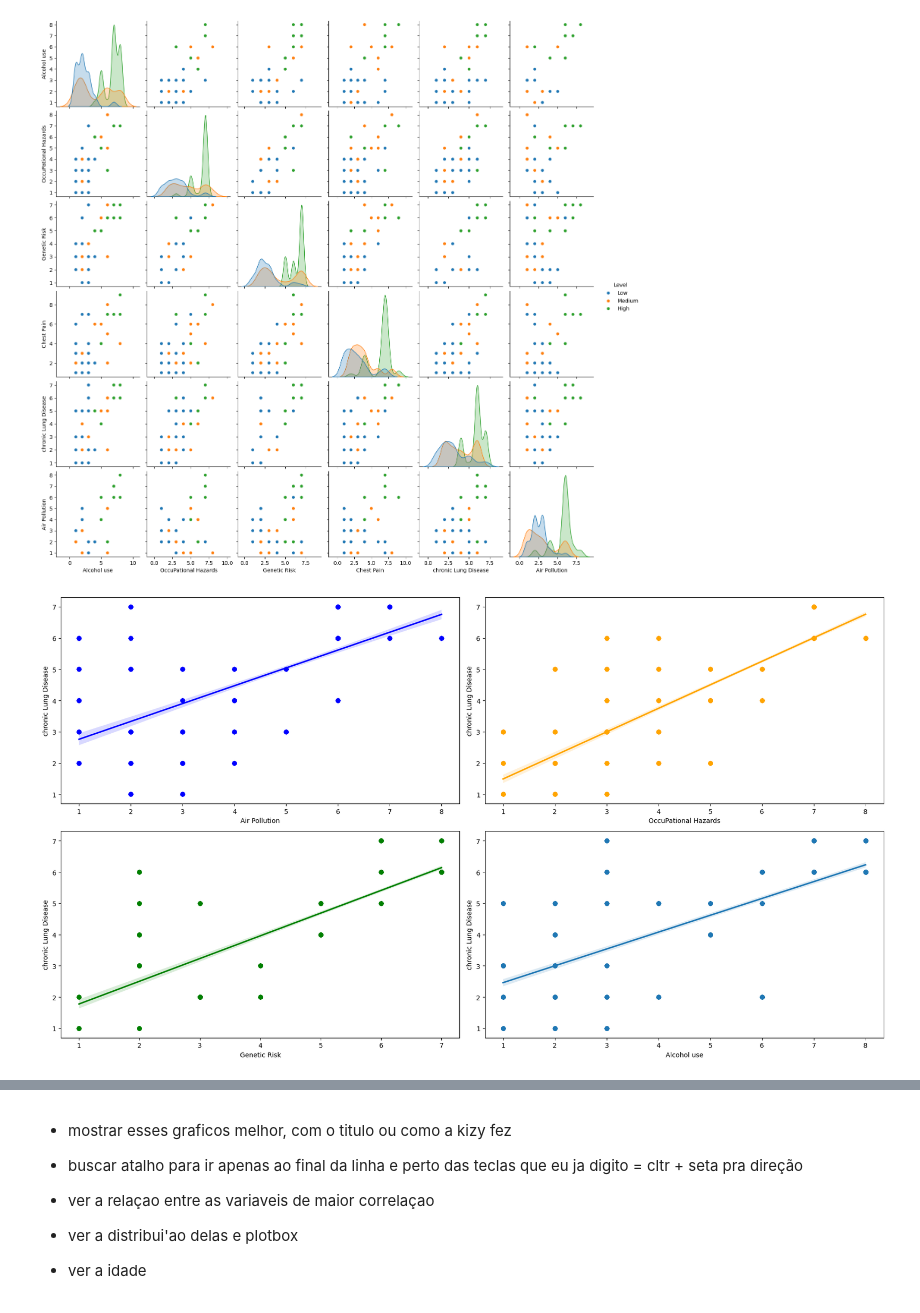
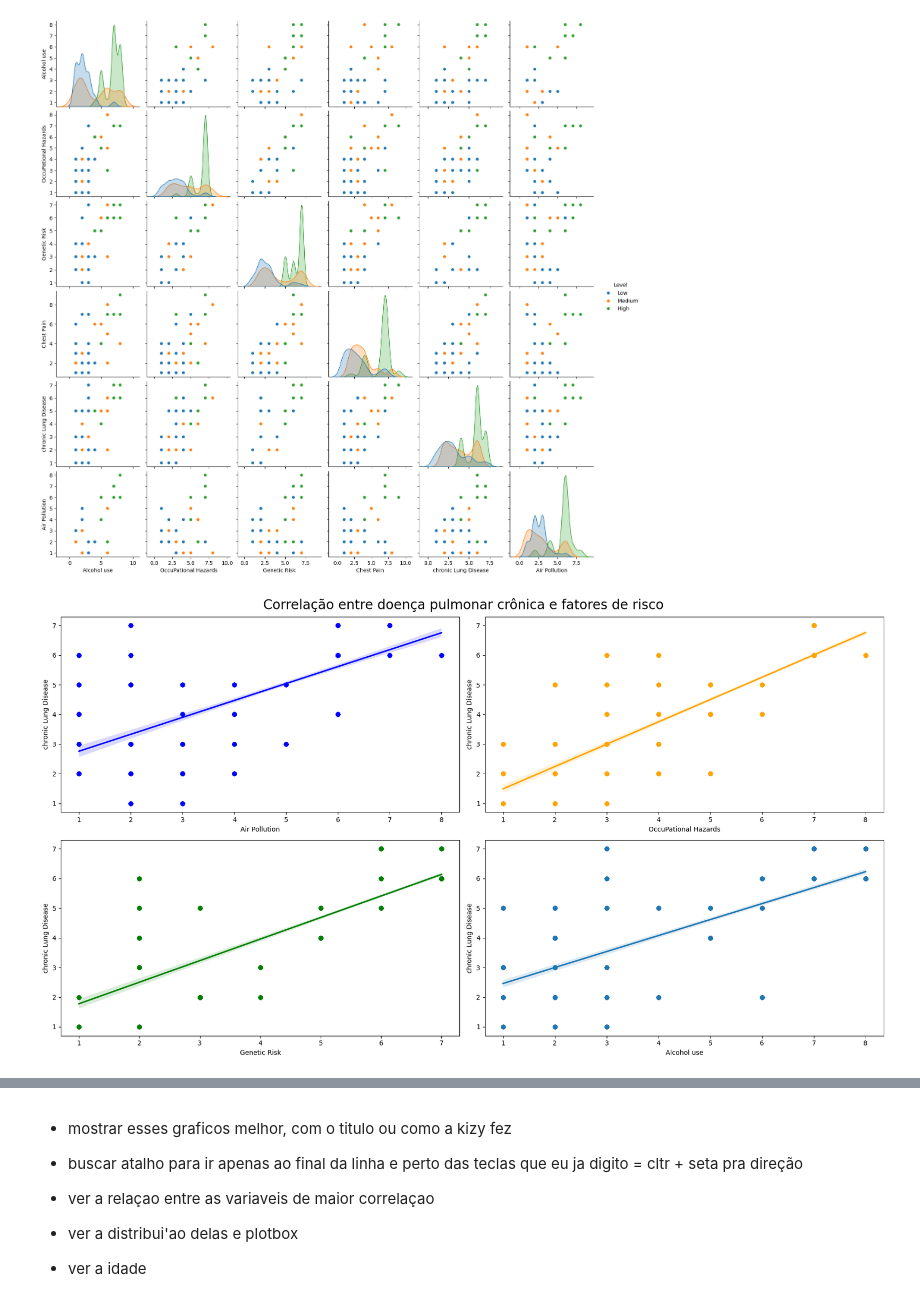
Before and after one commit to Danie110001001109192912/Cancer_prediction, a Jupyter notebook: lung_cancer_prediction.ipynb, the cells around one changed output, grey strips where cells are left out. Cells and saved outputs as stored; diff of their text form; code cells hidden in the pictures.

```diff
--- a/lung_cancer_prediction.ipynb
+++ b/lung_cancer_prediction.ipynb
@@ -97,17 +97,18 @@ plt.show()
 # %%
 fig, axes = plt.subplots(2, 2, figsize=(18, 10))
 
 
-
+# o lmplot não funciona para essa representação
+fig.suptitle('Correlação entre doença pulmonar crônica e fatores de risco', fontsize=20)
 
 sns.regplot( ax=axes[0,0], data = pasc, y = 'chronic Lung Disease', x = 'Air Pollution', color = 'blue')
 sns.regplot( ax=axes[0,1], data = pasc, y = 'chronic Lung Disease', x = 'OccuPational Hazards',color='orange')
 sns.regplot( ax=axes[1,0], data = pasc, y = 'chronic Lung Disease', x = 'Genetic Risk', color='green')
 sns.regplot( ax=axes[1,1], data = pasc, y = 'chronic Lung Disease', x = 'Alcohol use')
 
 
 plt.tight_layout()
 
 plt.show()
 # %% [output]
-[figure, old version]
+[figure, new version]
```
Also changed, not shown: parts of 3 cells of this notebook.
